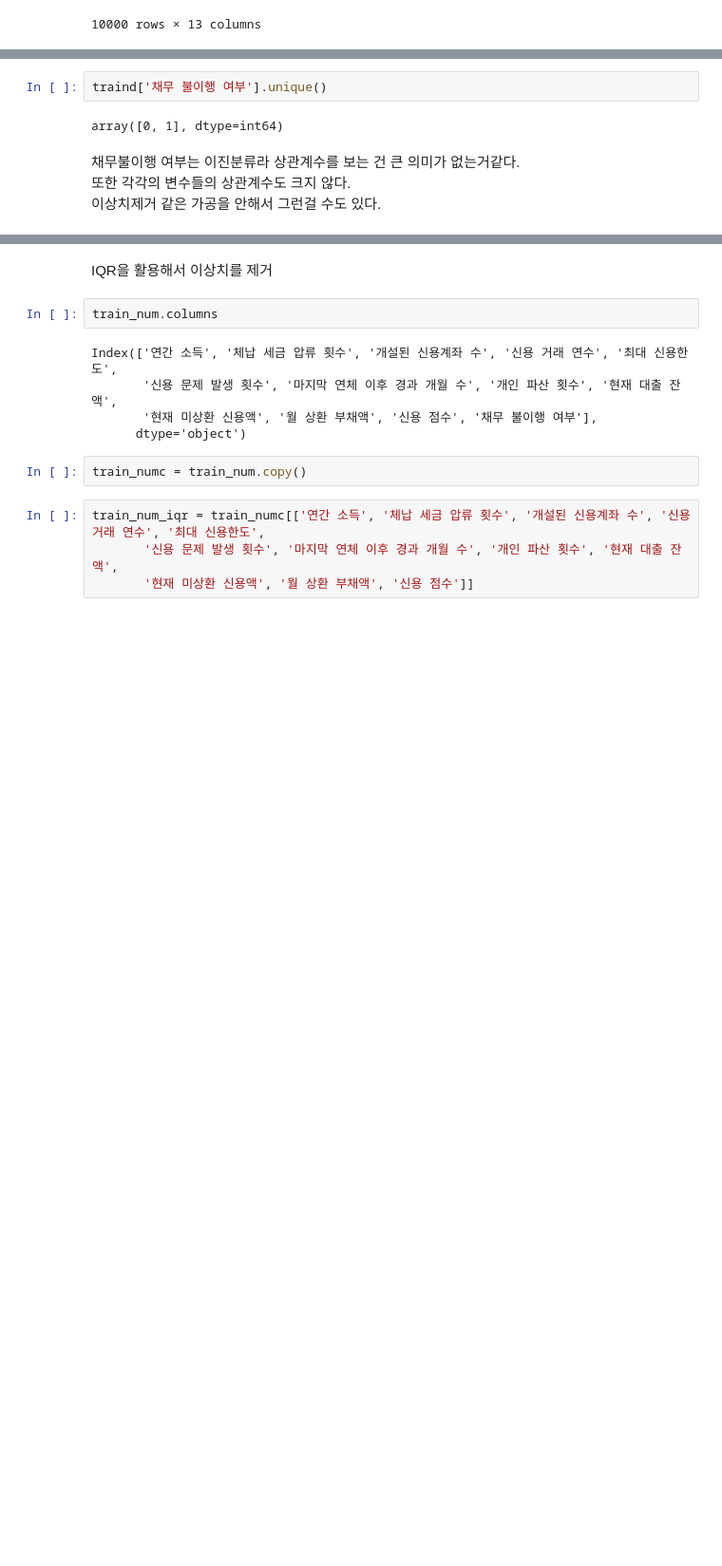
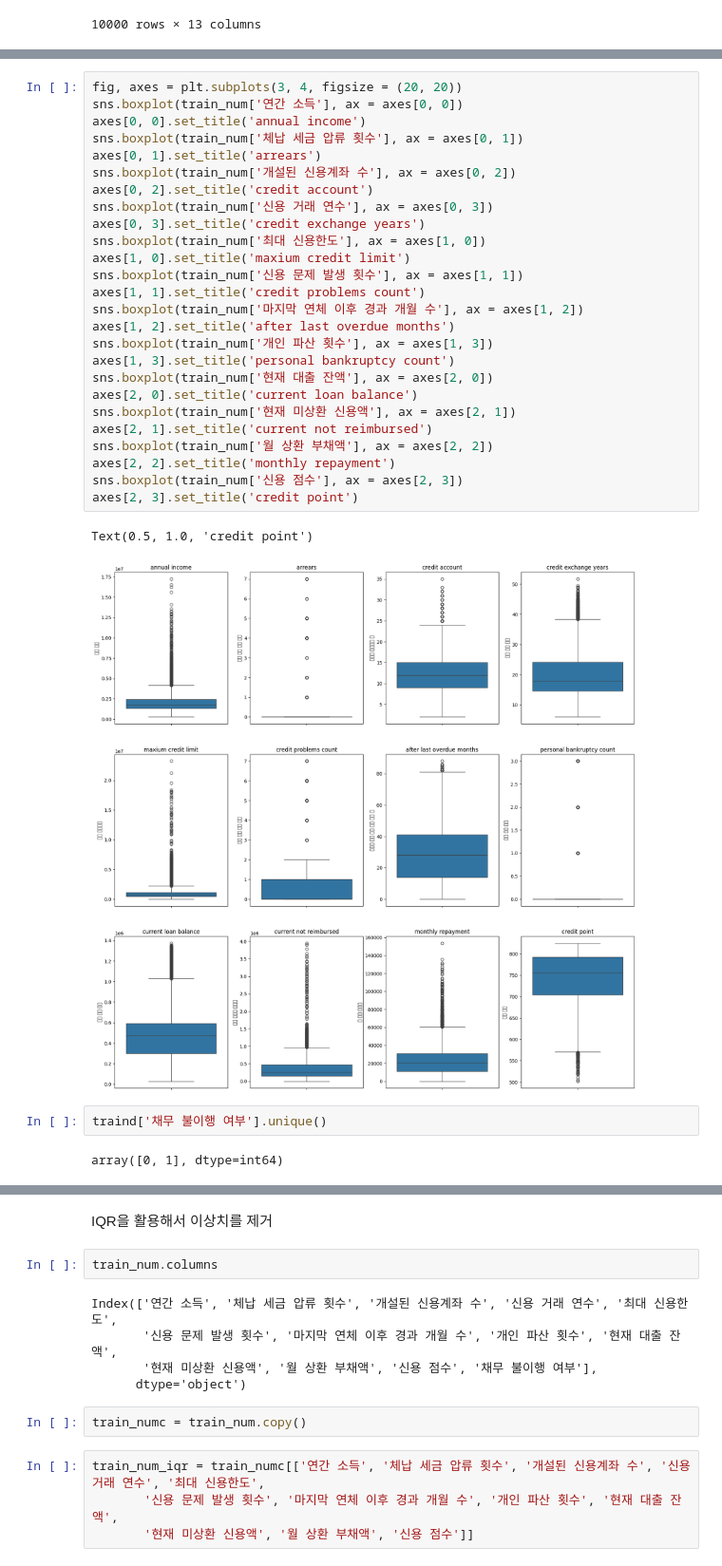
Before and after one commit to jayiuk/default-pred, a Jupyter notebook: eda_data.ipynb, the cells around one changed output, grey strips where cells are left out. Shown at 95% size. Cells and saved outputs as stored; diff of their text form; blank space fills up the shorter version.

Commit message:
data visualization

```diff
--- a/eda_data.ipynb
+++ b/eda_data.ipynb
@@ -140,8 +131,33 @@ num_corr
+# %%
+fig, axes = plt.subplots(3, 4, figsize = (20, 20))
+sns.boxplot(train_num['연간 소득'], ax = axes[0, 0])
+axes[0, 0].set_title('annual income')
+sns.boxplot(train_num['체납 세금 압류 횟수'], ax = axes[0, 1])
+axes[0, 1].set_title('arrears')
+sns.boxplot(train_num['개설된 신용계좌 수'], ax = axes[0, 2])
+axes[0, 2].set_title('credit account')
+sns.boxplot(train_num['신용 거래 연수'], ax = axes[0, 3])
+axes[0, 3].set_title('credit exchange years')
+sns.boxplot(train_num['최대 신용한도'], ax = axes[1, 0])
+axes[1, 0].set_title('maxium credit limit')
+sns.boxplot(train_num['신용 문제 발생 횟수'], ax = axes[1, 1])
+axes[1, 1].set_title('credit problems count')
+sns.boxplot(train_num['마지막 연체 이후 경과 개월 수'], ax = axes[1, 2])
+axes[1, 2].set_title('after last overdue months')
+sns.boxplot(train_num['개인 파산 횟수'], ax = axes[1, 3])
+axes[1, 3].set_title('personal bankruptcy count')
+sns.boxplot(train_num['현재 대출 잔액'], ax = axes[2, 0])
+axes[2, 0].set_title('current loan balance')
+sns.boxplot(train_num['현재 미상환 신용액'], ax = axes[2, 1])
+axes[2, 1].set_title('current not reimbursed')
+sns.boxplot(train_num['월 상환 부채액'], ax = axes[2, 2])
+axes[2, 2].set_title('monthly repayment')
+sns.boxplot(train_num['신용 점수'], ax = axes[2, 3])
+axes[2, 3].set_title('credit point')
+# %% [output]
+Text(0.5, 1.0, 'credit point')
+[figure, added]
 # %%
 traind['채무 불이행 여부'].unique()
 # %% [output]
 array([0, 1], dtype=int64)
-# %% [markdown]
-채무불이행 여부는 이진분류라 상관계수를 보는 건 큰 의미가 없는거같다.\
-또한 각각의 변수들의 상관계수도 크지 않다.\
-이상치제거 같은 가공을 안해서 그런걸 수도 있다.
```
Also changed, not shown: parts of 9 cells of this notebook.
